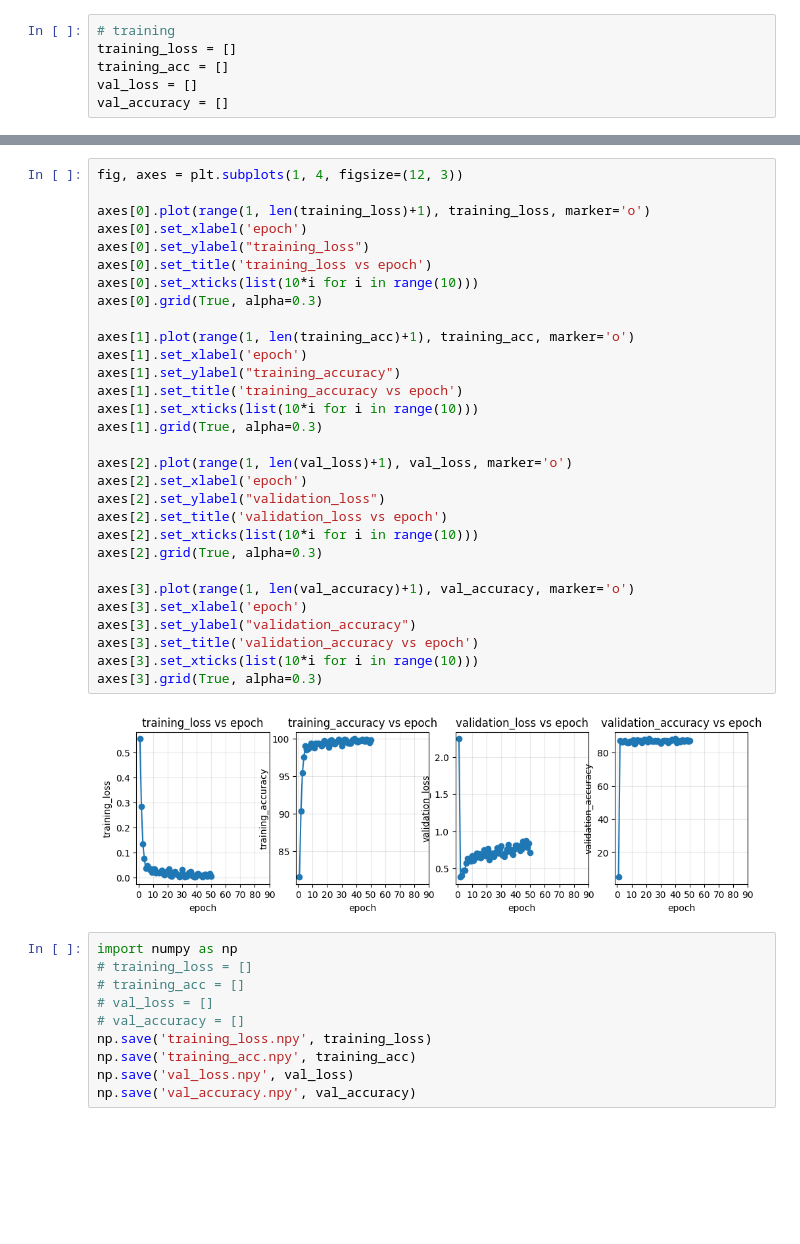
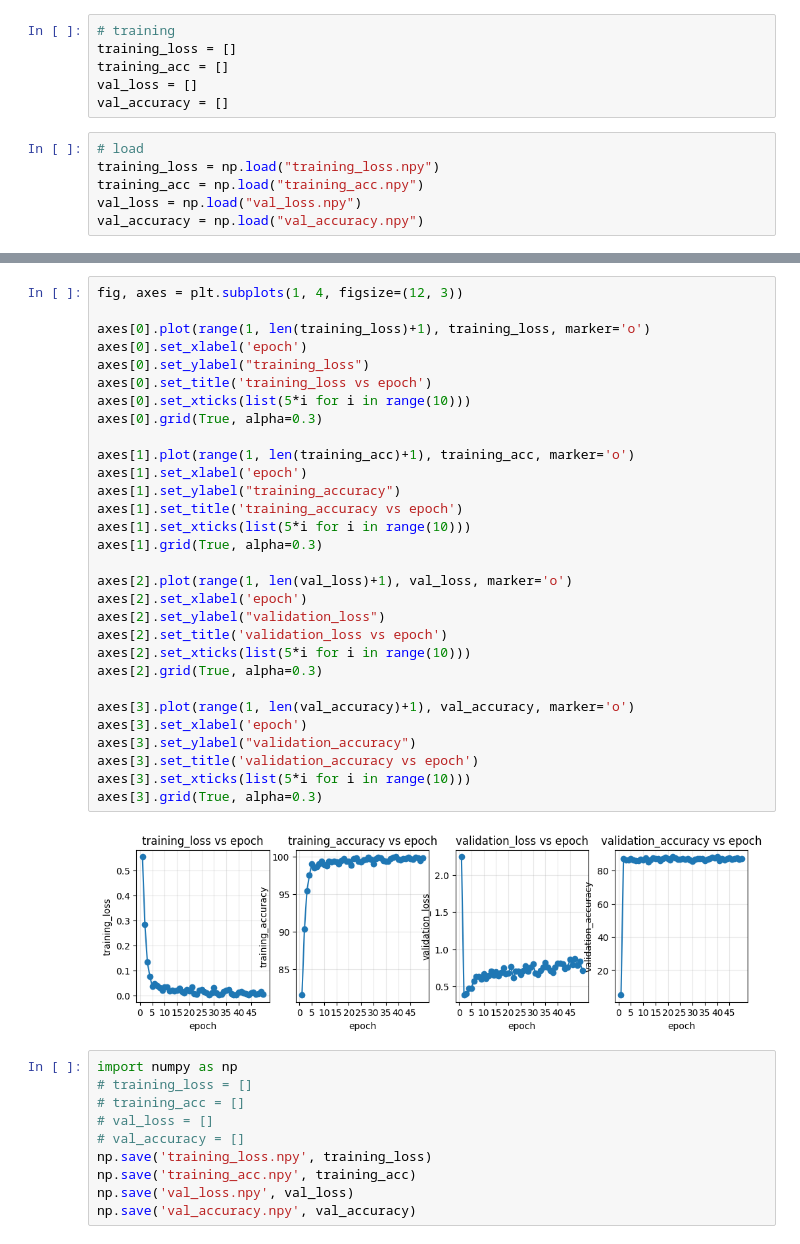
Before and after one commit to syliem1/EmotionalDetection, a Jupyter notebook: CNN pretrained/train.ipynb, the cells around one changed output, grey strips where cells are left out. Drawn from its saved outputs; the diff is of its cells as text; blank space fills up the shorter version.

```diff
--- a/CNN pretrained/train.ipynb
+++ b/CNN pretrained/train.ipynb
@@ -83,6 +84,12 @@ training_loss = []
 training_acc = []
 val_loss = []
 val_accuracy = []
+# %%
+# load
+training_loss = np.load("training_loss.npy")
+training_acc = np.load("training_acc.npy")
+val_loss = np.load("val_loss.npy")
+val_accuracy = np.load("val_accuracy.npy")
 # %%
 for epoch in range(max_epoch):
     # validation check
@@ -164,35 +171,35 @@ training Done
 # %%
 fig, axes = plt.subplots(1, 4, figsize=(12, 3))
 
 axes[0].plot(range(1, len(training_loss)+1), training_loss, marker='o')
 axes[0].set_xlabel('epoch')
 axes[0].set_ylabel("training_loss")
 axes[0].set_title('training_loss vs epoch')
-axes[0].set_xticks(list(10*i for i in range(10)))
+axes[0].set_xticks(list(5*i for i in range(10)))
 axes[0].grid(True, alpha=0.3)
 
 axes[1].plot(range(1, len(training_acc)+1), training_acc, marker='o')
 axes[1].set_xlabel('epoch')
 axes[1].set_ylabel("training_accuracy")
 axes[1].set_title('training_accuracy vs epoch')
-axes[1].set_xticks(list(10*i for i in range(10)))
+axes[1].set_xticks(list(5*i for i in range(10)))
 axes[1].grid(True, alpha=0.3)
 
 axes[2].plot(range(1, len(val_loss)+1), val_loss, marker='o')
 axes[2].set_xlabel('epoch')
 axes[2].set_ylabel("validation_loss")
 axes[2].set_title('validation_loss vs epoch')
-axes[2].set_xticks(list(10*i for i in range(10)))
+axes[2].set_xticks(list(5*i for i in range(10)))
 axes[2].grid(True, alpha=0.3)
 
 axes[3].plot(range(1, len(val_accuracy)+1), val_accuracy, marker='o')
 axes[3].set_xlabel('epoch')
 axes[3].set_ylabel("validation_accuracy")
 axes[3].set_title('validation_accuracy vs epoch')
-axes[3].set_xticks(list(10*i for i in range(10)))
+axes[3].set_xticks(list(5*i for i in range(10)))
 axes[3].grid(True, alpha=0.3)
 # %% [output]
-[figure, old version]
+[figure, new version]
 # %%
 import numpy as np
 # training_loss = []
```
Also changed, not shown: parts of 1 cell of this notebook, 1 other file.
